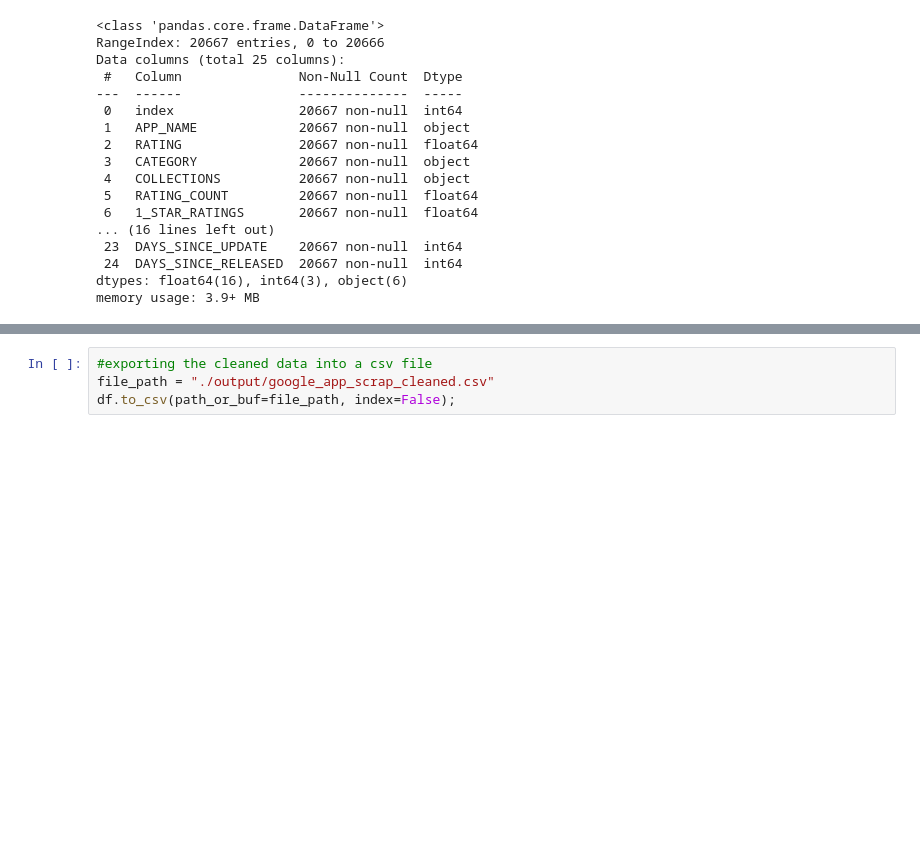
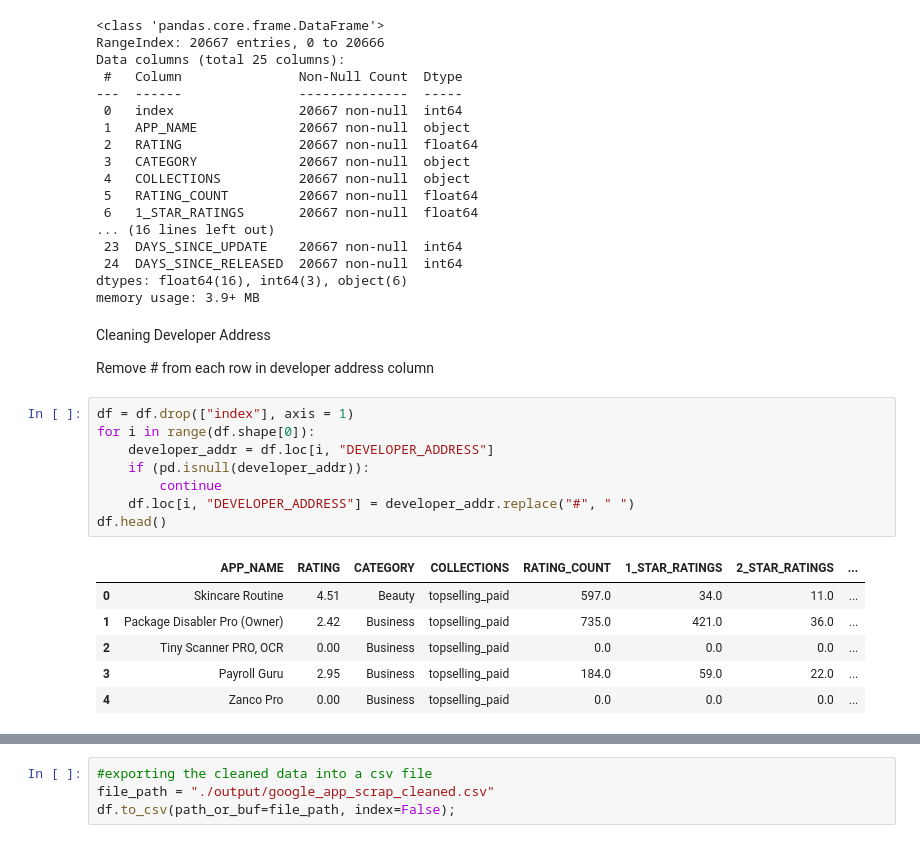
Before and after one commit to limivann/app-performance-predictor, a Jupyter notebook: data-cleaning/data_cleaning.ipynb, the cells around one changed output, grey strips where cells are left out. Drawn from its saved outputs; the diff is of its cells as text; blank space fills up the shorter version.

```diff
--- a/data-cleaning/data_cleaning.ipynb
+++ b/data-cleaning/data_cleaning.ipynb
@@ -366,3 +366,22 @@ Data columns (total 25 columns):
  24  DAYS_SINCE_RELEASED  20667 non-null  int64
 dtypes: float64(16), int64(3), object(6)
 memory usage: 3.9+ MB
+# %% [markdown]
+Cleaning Developer Address
+
+Remove # from each row in developer address column
+# %%
+df = df.drop(["index"], axis = 1)
+for i in range(df.shape[0]):
+    developer_addr = df.loc[i, "DEVELOPER_ADDRESS"]
+    if (pd.isnull(developer_addr)):
+        continue
+    df.loc[i, "DEVELOPER_ADDRESS"] = developer_addr.replace("#", " ")
+df.head()
+# %% [output]
+|  | APP_NAME | RATING | CATEGORY | COLLECTIONS | RATING_COUNT | 1_STAR_RATINGS | 2_STAR_RATINGS | ... |
+| 0 | Skincare Routine | 4.51 | Beauty | topselling_paid | 597.0 | 34.0 | 11.0 | ... |
+| 1 | Package Disabler Pro (Owner) | 2.42 | Business | topselling_paid | 735.0 | 421.0 | 36.0 | ... |
+| 2 | Tiny Scanner PRO, OCR | 0.00 | Business | topselling_paid | 0.0 | 0.0 | 0.0 | ... |
+| 3 | Payroll Guru | 2.95 | Business | topselling_paid | 184.0 | 59.0 | 22.0 | ... |
+| 4 | Zanco Pro | 0.00 | Business | topselling_paid | 0.0 | 0.0 | 0.0 | ... |
```
Also changed, not shown: parts of 1 cell of this notebook, 2 other files.
